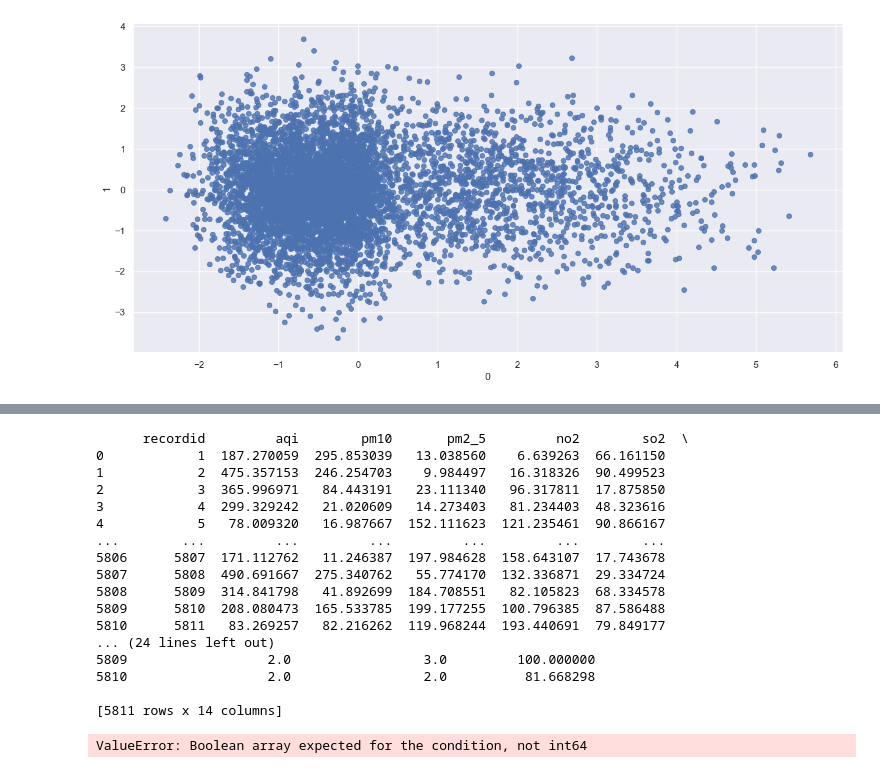
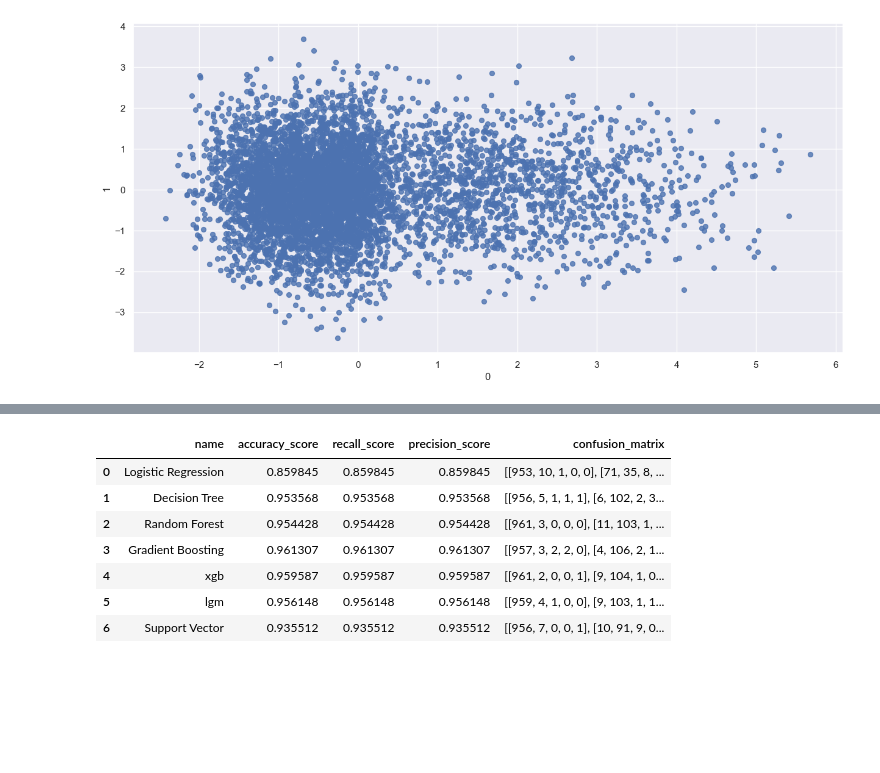
Before and after one commit to Ci-re/AirQuality, a Jupyter notebook: air_quality.ipynb, the cells around one changed output, grey strips where cells are left out. Cells and saved outputs as stored; diff of their text form; code cells hidden in the pictures; blank space fills up the shorter version.

Commit message:
Models bug solved

```diff
--- a/air_quality.ipynb
+++ b/air_quality.ipynb
@@ -443,33 +426,14 @@ class MachineLearningModels:
-# %%
-fit_ml_models = MachineLearningModels(data=data, models=models, grid=False)
-fit_ml_models.fit_and_tune()
-rnd_model_results = fit_ml_models.evaluate()
-
-
-# grid_fit_ml_models = MachineLearningModels(data = finalDf, models=models, grid=True)
-# grid_fit_ml_models.fit_and_tune()
-# grid_model_results = grid_fit_ml_models.evaluate()
-# %% [output]
-      recordid         aqi        pm10       pm2_5         no2        so2  \
-0            1  187.270059  295.853039   13.038560    6.639263  66.161150
-1            2  475.357153  246.254703    9.984497   16.318326  90.499523
-2            3  365.996971   84.443191   23.111340   96.317811  17.875850
-3            4  299.329242   21.020609   14.273403   81.234403  48.323616
-4            5   78.009320   16.987667  152.111623  121.235461  90.866167
-...        ...         ...         ...         ...         ...        ...
-5806      5807  171.112762   11.246387  197.984628  158.643107  17.743678
-5807      5808  490.691667  275.340762   55.774170  132.336871  29.334724
-5808      5809  314.841798   41.892699  184.708551   82.105823  68.334578
-5809      5810  208.080473  165.533785  199.177255  100.796385  87.586488
-5810      5811   83.269257   82.216262  119.968244  193.440691  79.849177
-... (24 lines left out)
-5809                  2.0                 3.0         100.000000
-5810                  2.0                 2.0          81.668298
-
-[5811 rows x 14 columns]
-ValueError: Boolean array expected for the condition, not int64
 # %%
-pd.DataFrame(rnd_model_results)
+pd.DataFrame(model_results)
+# %% [output]
+|  | name | accuracy_score | recall_score | precision_score | confusion_matrix |
+| 0 | Logistic Regression | 0.859845 | 0.859845 | 0.859845 | [[953, 10, 1, 0, 0], [71, 35, 8, ... |
+| 1 | Decision Tree | 0.953568 | 0.953568 | 0.953568 | [[956, 5, 1, 1, 1], [6, 102, 2, 3... |
+| 2 | Random Forest | 0.954428 | 0.954428 | 0.954428 | [[961, 3, 0, 0, 0], [11, 103, 1, ... |
+| 3 | Gradient Boosting | 0.961307 | 0.961307 | 0.961307 | [[957, 3, 2, 2, 0], [4, 106, 2, 1... |
+| 4 | xgb | 0.959587 | 0.959587 | 0.959587 | [[961, 2, 0, 0, 1], [9, 104, 1, 0... |
+| 5 | lgm | 0.956148 | 0.956148 | 0.956148 | [[959, 4, 1, 0, 0], [9, 103, 1, 1... |
+| 6 | Support Vector | 0.935512 | 0.935512 | 0.935512 | [[956, 7, 0, 0, 1], [10, 91, 9, 0... |
 # %%
 # Best model discovered is light gm with an R2 value of .36
 
```
Also changed, not shown: parts of 8 cells of this notebook.
